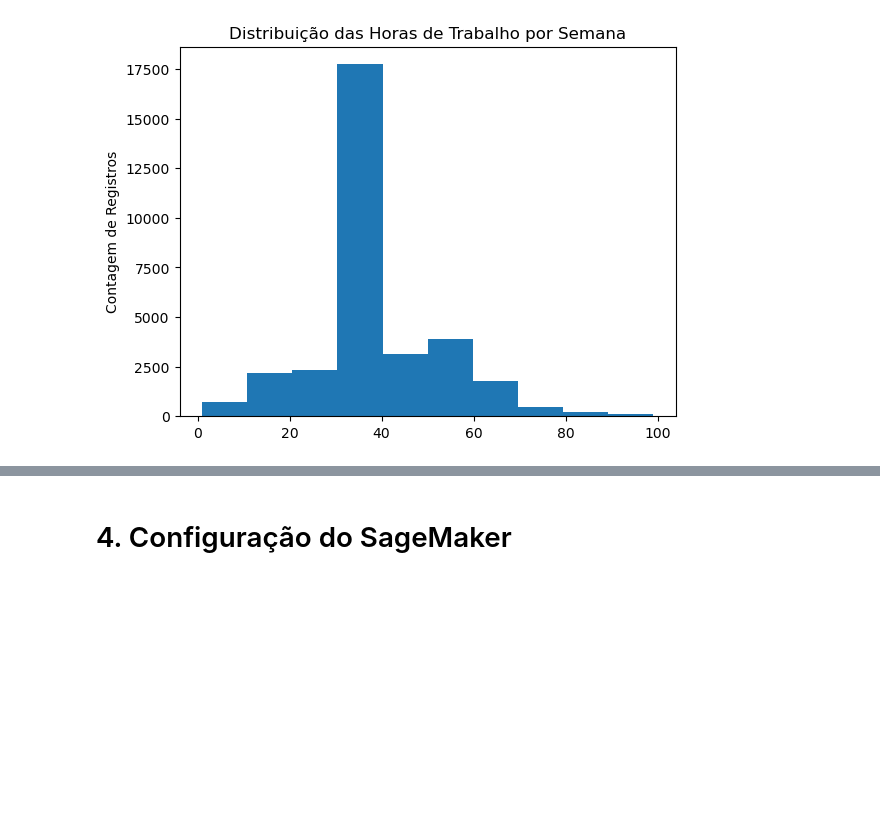
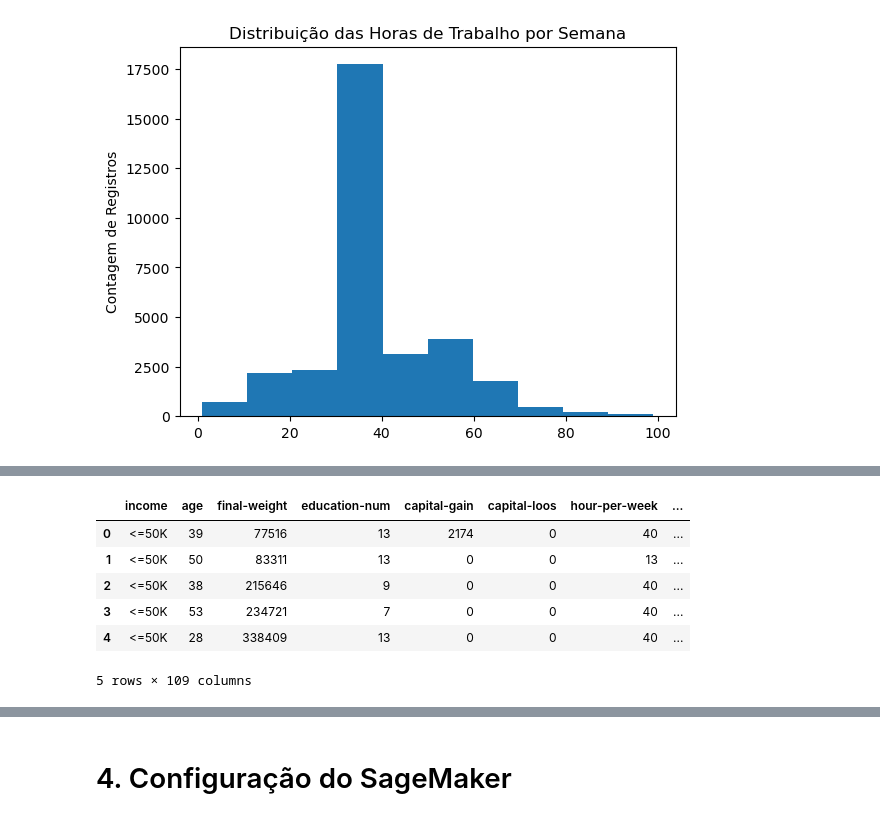
Before and after one commit to marcosmorais94/aws_analytics, a Jupyter notebook: linear-lernear-census.ipynb, the cells around one changed output, grey strips where cells are left out. Cells and saved outputs as stored; diff of their text form; code cells hidden in the pictures; blank space fills up the shorter version.

```diff
--- a/linear-lernear-census.ipynb
+++ b/linear-lernear-census.ipynb
@@ -103,0 +123,13 @@ Text(0.5, 1.0, 'Distribuição das Horas de Trabalho por Semana')
+# %%
+# Cria variáveis dummies no pandas
+base_census = pd.get_dummies(base_census, prefix = ['workclass', 'education', 'marital-status', 'occupation', 'relationship', 'race', 'sex', 'inative-country'],
+                             columns = ['workclass', 'education', 'marital-status', 'occupation', 'relationship', 'race', 'sex', 'inative-country'])
+base_census.head()
+# %% [output]
+|  | income | age | final-weight | education-num | capital-gain | capital-loos | hour-per-week | ... |
+| 0 | <=50K | 39 | 77516 | 13 | 2174 | 0 | 40 | ... |
+| 1 | <=50K | 50 | 83311 | 13 | 0 | 0 | 13 | ... |
+| 2 | <=50K | 38 | 215646 | 9 | 0 | 0 | 40 | ... |
+| 3 | <=50K | 53 | 234721 | 7 | 0 | 0 | 40 | ... |
+| 4 | <=50K | 28 | 338409 | 13 | 0 | 0 | 40 | ... |
+5 rows × 109 columns
```
Also changed, not shown: parts of 34 cells of this notebook.
